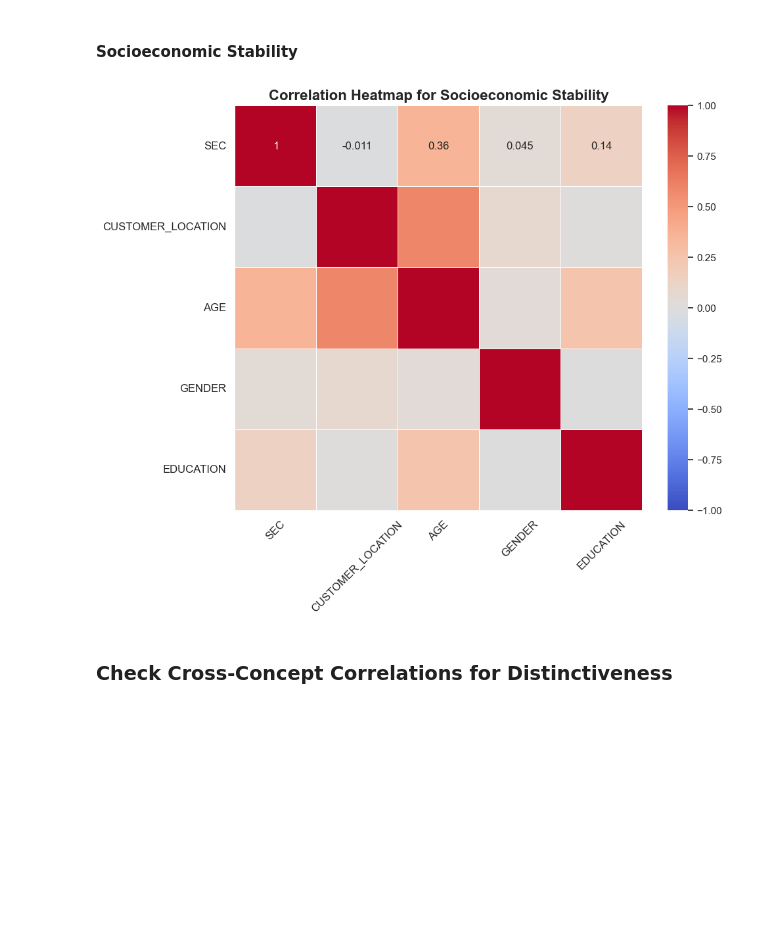
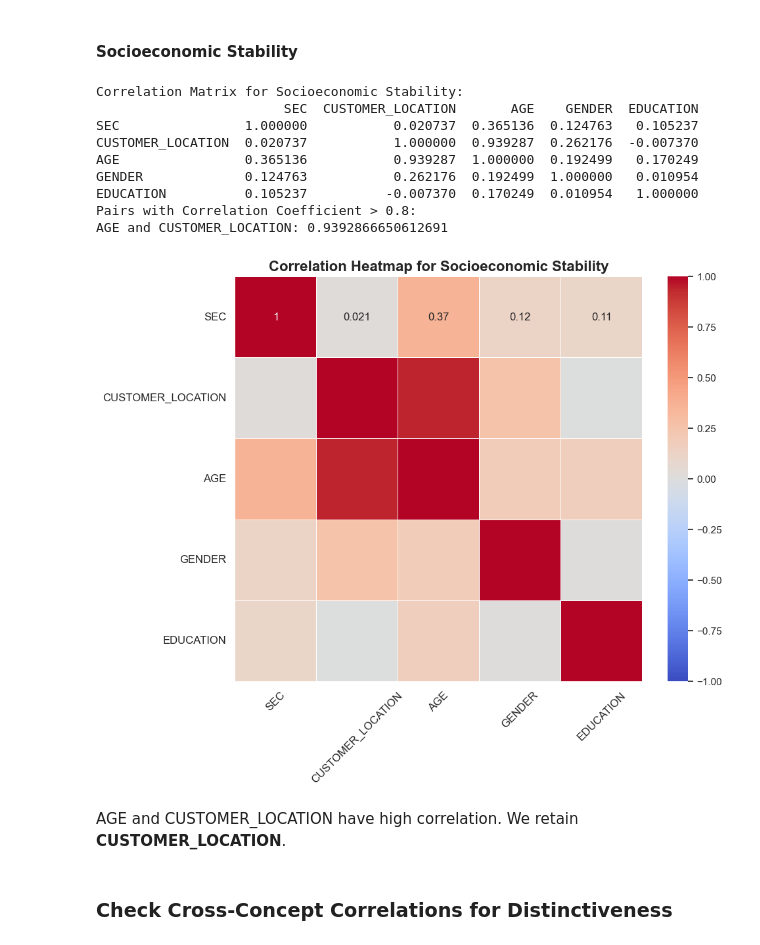
Before and after one commit to andreasenson/Slime, a Jupyter notebook: Data Cleaning & Resilience Score Computation (Dory).ipynb, the cells around one changed output. Drawn from its saved outputs; the diff is of its cells as text; code cells hidden in the pictures; blank space fills up the shorter version.

```diff
--- a/Data Cleaning & Resilience Score Computation (Dory).ipynb
+++ b/Data Cleaning & Resilience Score Computation (Dory).ipynb
@@ -312,6 +336,8 @@ combined_df = pd.merge(combined_df, cctrans, on=['CUSTOMER_ID', 'QUARTER'], how=
 combined_df = pd.merge(combined_df, ibft, on=['CUSTOMER_ID', 'QUARTER'], how='inner')
 combined_df = pd.merge(combined_df, products, on=['CUSTOMER_ID', 'QUARTER'], how='inner')
 combined_df = pd.merge(combined_df, segments, on='CUSTOMER_ID', how='inner')
+combined_df = pd.merge(combined_df, ccconso, on='CUSTOMER_ID', how='inner')
+combined_df = pd.merge(combined_df, loan, on='CUSTOMER_ID', how='inner')
 
 combined_df
 # %% [output]
@@ -333,7 +359,7 @@ combined_df
 combined_df = combined_df[(combined_df['DIGITAL_INDICATOR'] != 'NO_DATA') & (combined_df['EDUCATION'] != 'NO_DATA')]
 
 # Remove rows where TRANSACTION_AMOUNT_DEBIT or MONTHLY_INCOME is null
-combined_df = combined_df.dropna(subset=['TRANSACTION_AMOUNT_DEBIT', 'MONTHLY_INCOME'])
+combined_df = combined_df.dropna(subset=['TRANSACTION_AMOUNT_DEBIT', 'MONTHLY_INCOME','CURRENT_MONTH_BILLING','PREVIOUS_MONTH_BILLING'])
 
 combined_df
 # %% [output]
@@ -460,0 +460,14 @@ P-value: 5.547742679851051e-31
+# %%
+# Identify pairs with correlation greater than 0.8
+threshold = 0.8
+high_corr_pairs = []
+
+for i in range(len(corr_matrix.index)):
+    for j in range(len(corr_matrix.columns)):
+        if abs(corr_matrix.iloc[i, j]) > threshold:
+            high_corr_pairs.append((corr_matrix.index[i], corr_matrix.columns[j], corr_matrix.iloc[i, j]))
+
+# Display the pairs with high correlation
+print("Pairs with Correlation Coefficient > 0.8:")
+for pair in high_corr_pairs:
+    print(f"{pair[0]} and {pair[1]}: {pair[2]}")
@@ -464,13 +490,17 @@ P-value: 5.547742679851051e-31
 *Point Biserial Correlation*
 # %%
 # Features for Credit Reliability concept
-credit_reliability_features = ['AUTO_LOAN_INDICATOR', 'HOUSING_LOAN_INDICATOR', 'SAVINGS_ACCOUNT_INDICATOR', 'DIGITAL_INDICATOR']
+credit_reliability_features = ['AUTO_LOAN_INDICATOR', 'HOUSING_LOAN_INDICATOR', 'SAVINGS_ACCOUNT_INDICATOR', 'DIGITAL_INDICATOR', 'REVOLVING_BALANCE', 'LOAN_BEHAVIOR', 'LOAN_AMOUNT']
 
 # Initialize an empty correlation matrix
 corr_matrix = pd.DataFrame(index=credit_reliability_features, columns=credit_reliability_features)
 
 # Ensure that the binary variable is properly encoded as numeric values (0 and 1)
 df['DIGITAL_INDICATOR'] = df['DIGITAL_INDICATOR'].map({'DIGITAL': 1, 'TRADITIONAL': 0})
+
+# Convert LOAN_BEHAVIOR to ordinal ranks
+loan_behavior_mapping = {'Amortization Past Due': 1, 'Items for litigation': 2, 'Current': 3, 'Principal Past Due': 4}
+df['LOAN_BEHAVIOR'] = df['LOAN_BEHAVIOR'].map(loan_behavior_mapping)
 
 # Compute correlations
 for i in range(len(credit_reliability_features)):
@@ -598,32 +649,61 @@ for i in range(len(socioeconomic_stability_features)):
             var1 = df[socioeconomic_stability_features[i]]
             var2 = df[socioeconomic_stability_features[j]]
 
             if socioeconomic_stability_features[i] in ['SEC', 'EDUCATION'] or socioeconomic_stability_features[j] in ['SEC', 'EDUCATION']:
                 corr, _ = spearmanr(var1, var2)
             elif socioeconomic_stability_features[i] == 'CUSTOMER_LOCATION' or socioeconomic_stability_features[j] == 'CUSTOMER_LOCATION':
                 corr = cramers_v(var1, var2)
             elif socioeconomic_stability_features[i] == 'GENDER' or socioeconomic_stability_features[j] == 'GENDER':
                 corr, _ = pointbiserialr(var1, var2)
             else:
                 corr, _ = pearsonr(var1, var2)
 
             corr_matrix.iloc[i, j] = corr
             corr_matrix.iloc[j, i] = corr
 
 # Convert the correlation matrix to float
 corr_matrix = corr_matrix.astype(float)
 
-# Create a heatmap
+# Display the correlation matrix
+print("Correlation Matrix for Socioeconomic Stability:")
+print(corr_matrix)
+
+# Identify pairs with correlation greater than 0.8
+threshold = 0.8
+high_corr_pairs = []
+
+for i in range(len(corr_matrix.columns)):
+    for j in range(i):
+        if abs(corr_matrix.iloc[i, j]) > threshold:
+            high_corr_pairs.append((corr_matrix.columns[i], corr_matrix.columns[j], corr_matrix.iloc[i, j]))
+
+# Display the pairs with high correlation
+print("Pairs with Correlation Coefficient > 0.8:")
+for pair in high_corr_pairs:
+    print(f"{pair[0]} and {pair[1]}: {pair[2]}")
+
+# Create a heatmap for the correlation matrix
 plt.figure(figsize=(10, 8))
 sns.set_theme(style="whitegrid")
 heatmap = sns.heatmap(corr_matrix, annot=True, cmap='coolwarm', vmin=-1, vmax=1, linewidths=.5, annot_kws={"size": 12})
 
 # Add titles and labels
 plt.title('Correlation Heatmap for Socioeconomic Stability', fontsize=16, fontweight='bold')
 plt.xticks(fontsize=12, rotation=45)  # Slant the x-axis labels
 plt.yticks(fontsize=12, rotation=0)
 
 # Show the plot
 plt.show()
 # %% [output]
+Correlation Matrix for Socioeconomic Stability:
+                        SEC  CUSTOMER_LOCATION       AGE    GENDER  EDUCATION
+SEC                1.000000           0.020737  0.365136  0.124763   0.105237
+CUSTOMER_LOCATION  0.020737           1.000000  0.939287  0.262176  -0.007370
+AGE                0.365136           0.939287  1.000000  0.192499   0.170249
+GENDER             0.124763           0.262176  0.192499  1.000000   0.010954
+EDUCATION          0.105237          -0.007370  0.170249  0.010954   1.000000
+Pairs with Correlation Coefficient > 0.8:
+AGE and CUSTOMER_LOCATION: 0.9392866650612691
-[figure, old version]
+[figure, new version]
+# %% [markdown]
+AGE and CUSTOMER_LOCATION have high correlation. We retain **CUSTOMER_LOCATION**.
```
Also changed, not shown: parts of 31 cells of this notebook, 1 other file.
